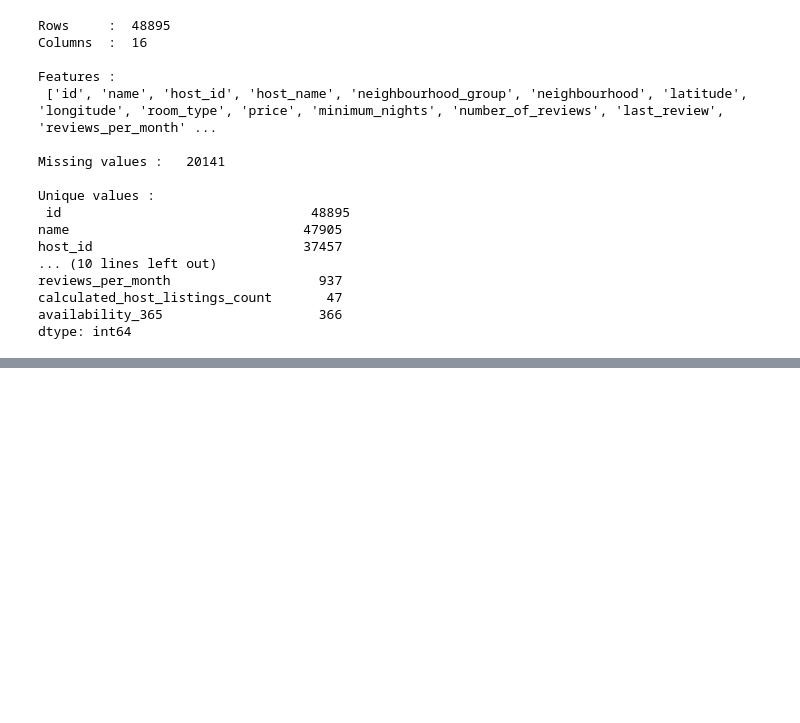
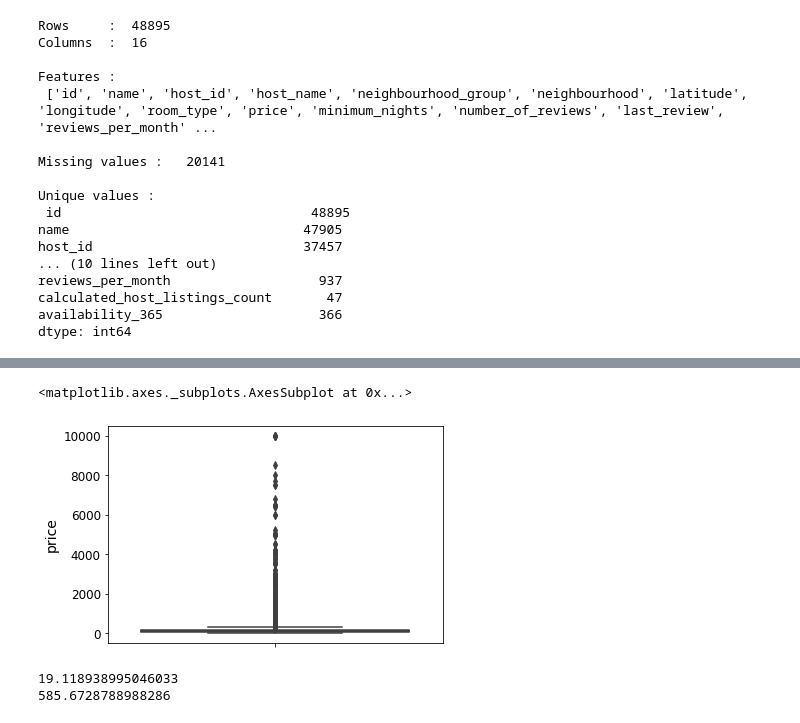
Before and after one commit to CharlBrill89/NYC_AirBnB_Data_2019_Kaggle-, a Jupyter notebook: NYC_Airbnb_EDA.ipynb, the cells around one changed output, grey strips where cells are left out. Cells and saved outputs as stored; diff of their text form; code cells hidden in the pictures; blank space fills up the shorter version.

```diff
--- a/NYC_Airbnb_EDA.ipynb
+++ b/NYC_Airbnb_EDA.ipynb
@@ -125,0 +148,12 @@ dtype: int64
+# %%
+sns.boxplot( y=df_bookings["price"] )
+# %% [output]
+<matplotlib.axes._subplots.AxesSubplot at 0x...>
+[figure, added]
+# %%
+#The data seems quite skewed - investigate skewness and kurtosis
+print(df_bookings["price"].skew())
+print(df_bookings["price"].kurtosis())
+# %% [output]
+19.118938995046033
+585.6728788988286
```
Also changed, not shown: parts of 23 cells of this notebook.
